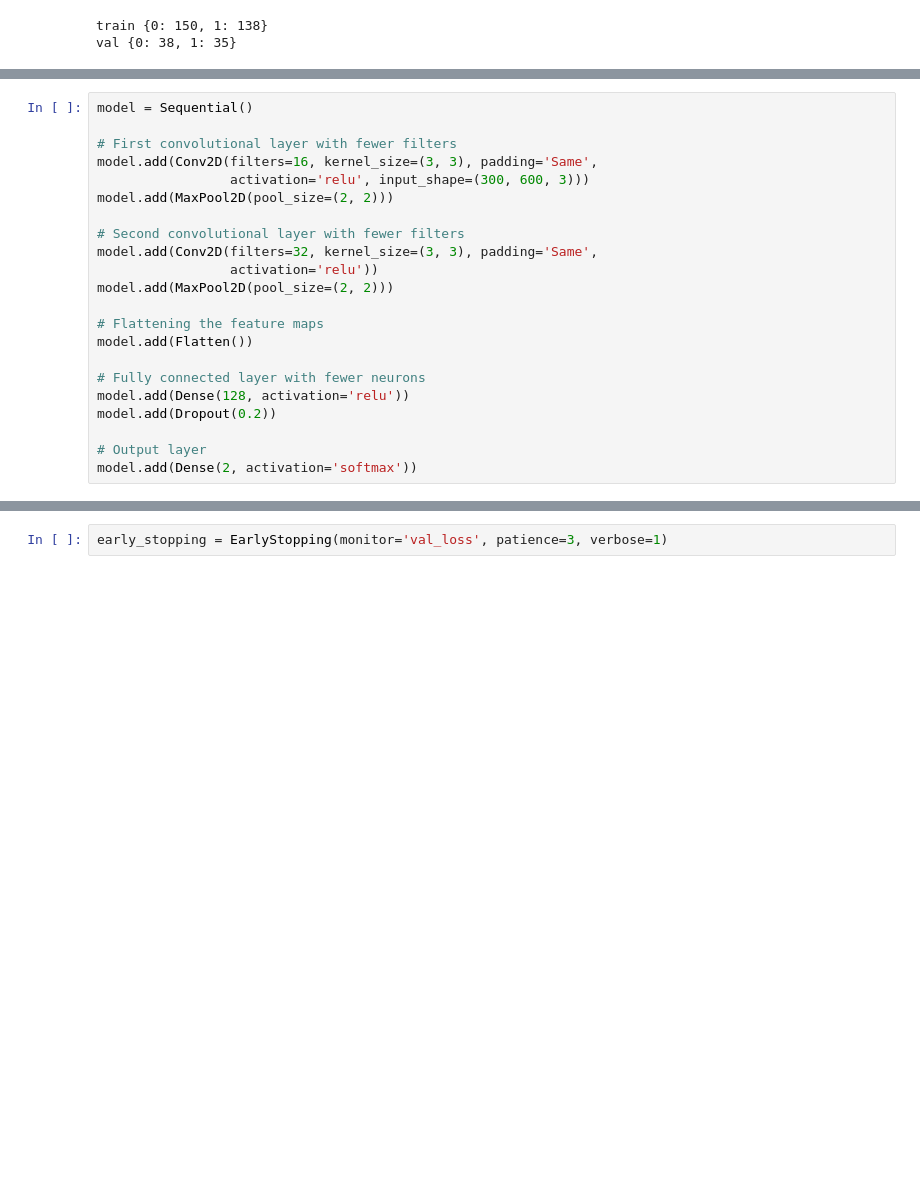
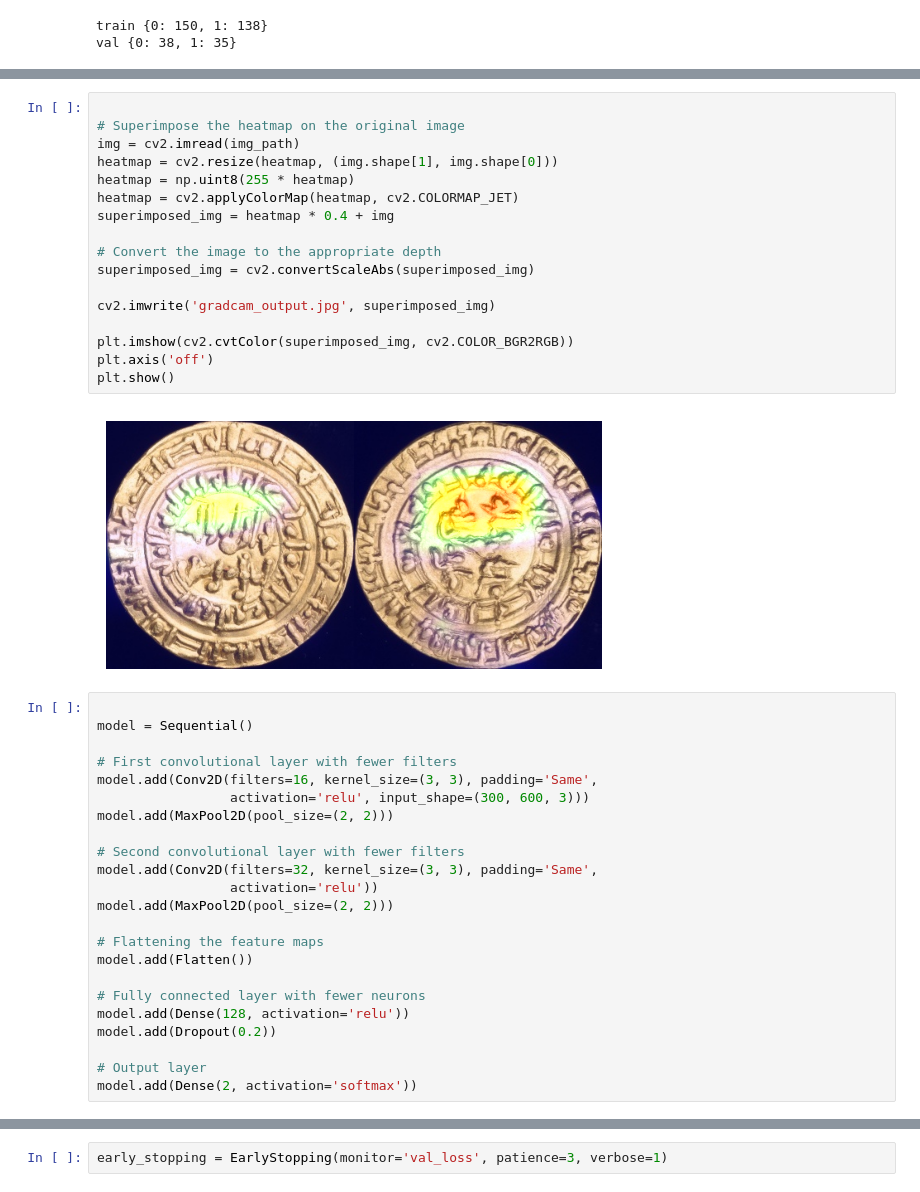
Before and after one commit to Aviost111/final_proj, a Jupyter notebook: preprocessing_for_classification.ipynb, the cells around one changed output, grey strips where cells are left out. Cells and saved outputs as stored; diff of their text form; blank space fills up the shorter version.

```diff
--- a/preprocessing_for_classification.ipynb
+++ b/preprocessing_for_classification.ipynb
@@ -216,4 +503,24 @@ print(y_val)
+# %%
+
+# Superimpose the heatmap on the original image
+img = cv2.imread(img_path)
+heatmap = cv2.resize(heatmap, (img.shape[1], img.shape[0]))
+heatmap = np.uint8(255 * heatmap)
+heatmap = cv2.applyColorMap(heatmap, cv2.COLORMAP_JET)
+superimposed_img = heatmap * 0.4 + img
+
+# Convert the image to the appropriate depth
+superimposed_img = cv2.convertScaleAbs(superimposed_img)
+
+cv2.imwrite('gradcam_output.jpg', superimposed_img)
+
+plt.imshow(cv2.cvtColor(superimposed_img, cv2.COLOR_BGR2RGB))
+plt.axis('off')
+plt.show()
+# %% [output]
+[figure, added]
 # %%
+
 model = Sequential()
 
 # First convolutional layer with fewer filters
```
Also changed, not shown: parts of 26 cells of this notebook.
